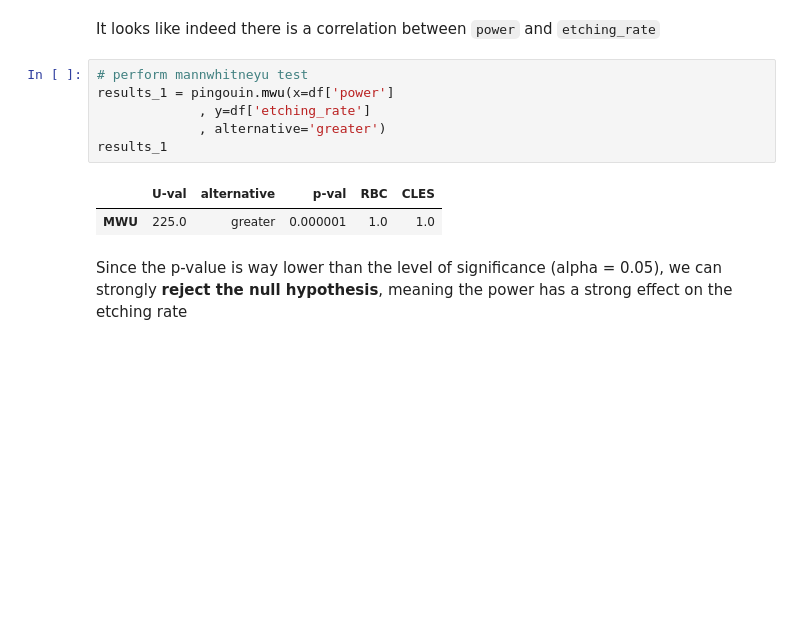
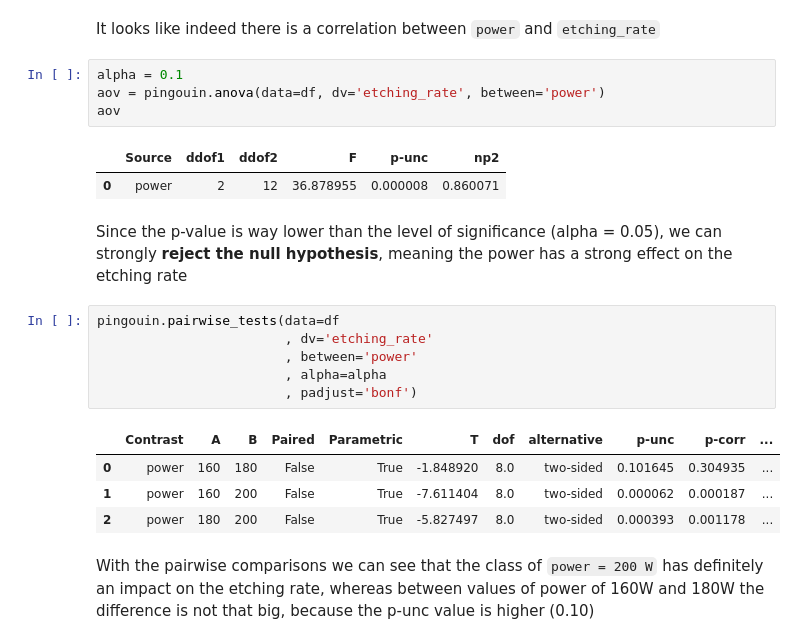
Before and after one commit to arnauog/Ironhack_Data_Analytics, a Jupyter notebook: Labs/2025-01-17 - Lab ANOVA/ANOVA_lab.ipynb, the cells around one changed output. Drawn from its saved outputs; the diff is of its cells as text; blank space fills up the shorter version.

Commit message:
labs anova and data imbalance

```diff
--- a/Labs/2025-01-17 - Lab ANOVA/ANOVA_lab.ipynb
+++ b/Labs/2025-01-17 - Lab ANOVA/ANOVA_lab.ipynb
@@ -115,14 +115,25 @@ sns.heatmap(df.corr(), annot=True, cmap='coolwarm', vmin=-1) # check quickly if
 [figure]
 # %% [markdown]
 It looks like indeed there is a correlation between ``power`` and ``etching_rate``
-# %%
-# perform mannwhitneyu test
-results_1 = pingouin.mwu(x=df['power']
-             , y=df['etching_rate']
-             , alternative='greater')
-results_1
-# %% [output]
-|  | U-val | alternative | p-val | RBC | CLES |
-| MWU | 225.0 | greater | 0.000001 | 1.0 | 1.0 |
+# %%
+alpha = 0.1
+aov = pingouin.anova(data=df, dv='etching_rate', between='power')
+aov
+# %% [output]
+|  | Source | ddof1 | ddof2 | F | p-unc | np2 |
+| 0 | power | 2 | 12 | 36.878955 | 0.000008 | 0.860071 |
 # %% [markdown]
 Since the p-value is way lower than the level of significance (alpha = 0.05), we can strongly **reject the null hypothesis**, meaning the power has a strong effect on the etching rate
+# %%
+pingouin.pairwise_tests(data=df
+                        , dv='etching_rate'
+                        , between='power'
+                        , alpha=alpha
+                        , padjust='bonf')
+# %% [output]
+|  | Contrast | A | B | Paired | Parametric | T | dof | alternative | p-unc | p-corr | ... |
+| 0 | power | 160 | 180 | False | True | -1.848920 | 8.0 | two-sided | 0.101645 | 0.304935 | ... |
+| 1 | power | 160 | 200 | False | True | -7.611404 | 8.0 | two-sided | 0.000062 | 0.000187 | ... |
+| 2 | power | 180 | 200 | False | True | -5.827497 | 8.0 | two-sided | 0.000393 | 0.001178 | ... |
+# %% [markdown]
+With the pairwise comparisons we can see that the class of ``power = 200 W`` has definitely an impact on the etching rate, whereas between values of power of 160W and 180W the difference is not that big, because the p-unc value is higher (0.10)
```
Also changed, not shown: parts of 1 cell of this notebook, 3 other files.
